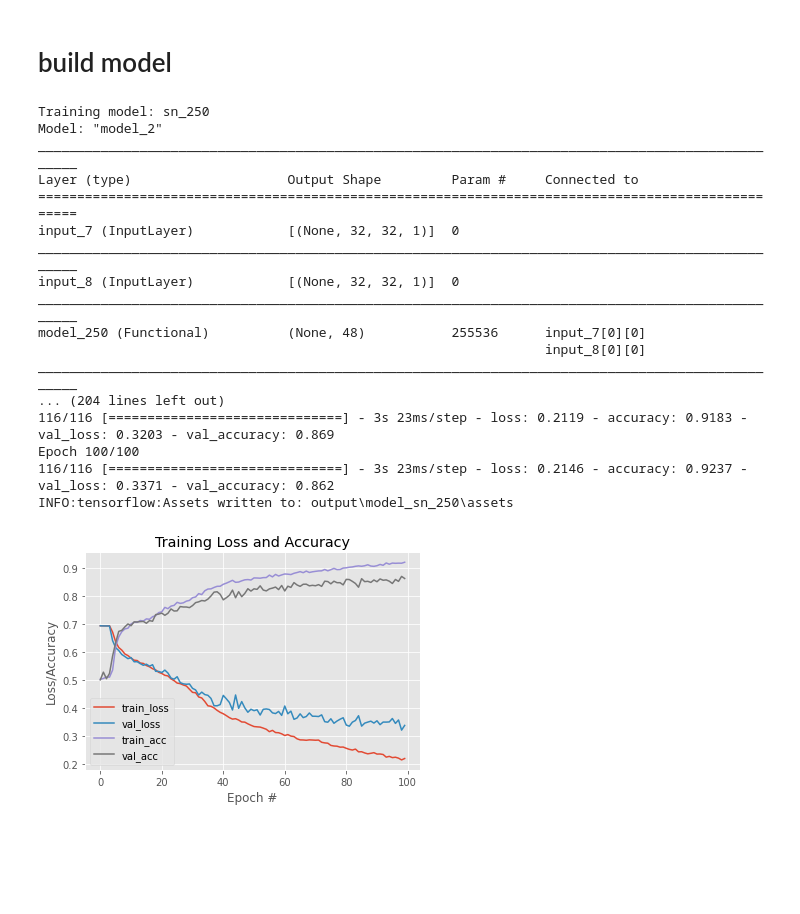
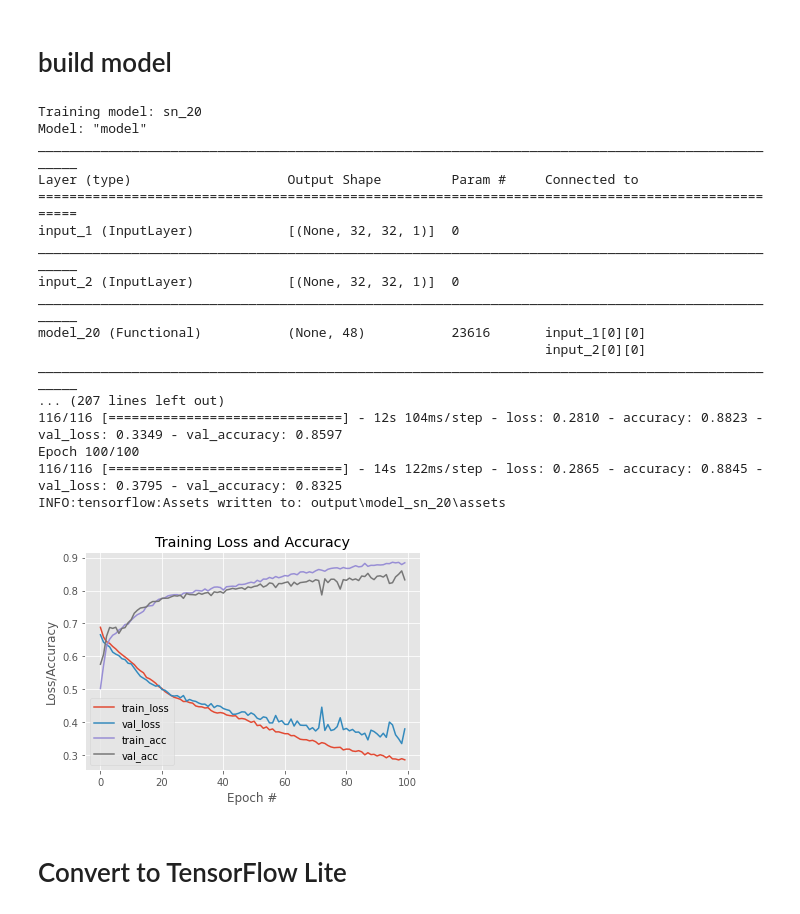
Before and after one commit to carolienbraams/Biometrics_group5, a Jupyter notebook: Case_Siamese_NN_Face_Recognition.ipynb, the cells around one changed output. Cells and saved outputs as stored; diff of their text form; code cells hidden in the pictures; blank space fills up the shorter version.

```diff
--- a/Case_Siamese_NN_Face_Recognition.ipynb
+++ b/Case_Siamese_NN_Face_Recognition.ipynb
@@ -321,26 +324,28 @@ def train_model(model_fun, save_name, train = True):
     plot_training(history, plot_path)
 # %%
 train = True
-# train_model(build_model_20, 'sn_20', train)
+train_model(build_model_20, 'sn_20', train)
 # train_model(build_model_60, 'sn_60', train)
 # train_model(build_model_130, 'sn_130', train)
-train_model(build_model_250, 'sn_250', train)
+# train_model(build_model_250, 'sn_250', train)
 # %% [output]
-Training model: sn_250
-Model: "model_2"
+Training model: sn_20
+Model: "model"
 __________________________________________________________________________________________________
 Layer (type)                    Output Shape         Param #     Connected to
 ==================================================================================================
-input_7 (InputLayer)            [(None, 32, 32, 1)]  0
+input_1 (InputLayer)            [(None, 32, 32, 1)]  0
 __________________________________________________________________________________________________
-input_8 (InputLayer)            [(None, 32, 32, 1)]  0
+input_2 (InputLayer)            [(None, 32, 32, 1)]  0
 __________________________________________________________________________________________________
-model_250 (Functional)          (None, 48)           255536      input_7[0][0]
-                                                                 input_8[0][0]
+model_20 (Functional)           (None, 48)           23616       input_1[0][0]
+                                                                 input_2[0][0]
 __________________________________________________________________________________________________
-... (204 lines left out)
-116/116 [==============================] - 3s 23ms/step - loss: 0.2119 - accuracy: 0.9183 - val_loss: 0.3203 - val_accuracy: 0.869
+... (207 lines left out)
+116/116 [==============================] - 12s 104ms/step - loss: 0.2810 - accuracy: 0.8823 - val_loss: 0.3349 - val_accuracy: 0.8597
 Epoch 100/100
-116/116 [==============================] - 3s 23ms/step - loss: 0.2146 - accuracy: 0.9237 - val_loss: 0.3371 - val_accuracy: 0.862
-INFO:tensorflow:Assets written to: output\model_sn_250\assets
+116/116 [==============================] - 14s 122ms/step - loss: 0.2865 - accuracy: 0.8845 - val_loss: 0.3795 - val_accuracy: 0.8325
+INFO:tensorflow:Assets written to: output\model_sn_20\assets
-[figure, old version]
+[figure, new version]
+# %% [markdown]
+# Convert to TensorFlow Lite
```
Also changed, not shown: parts of 6 cells of this notebook.
